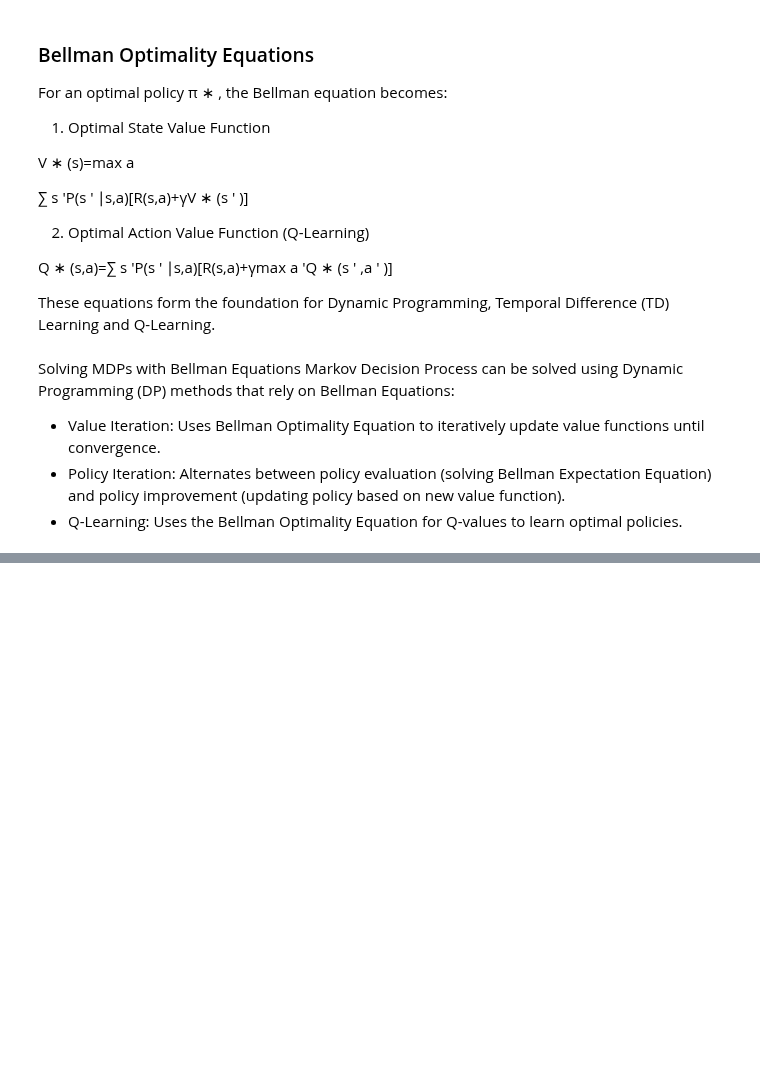
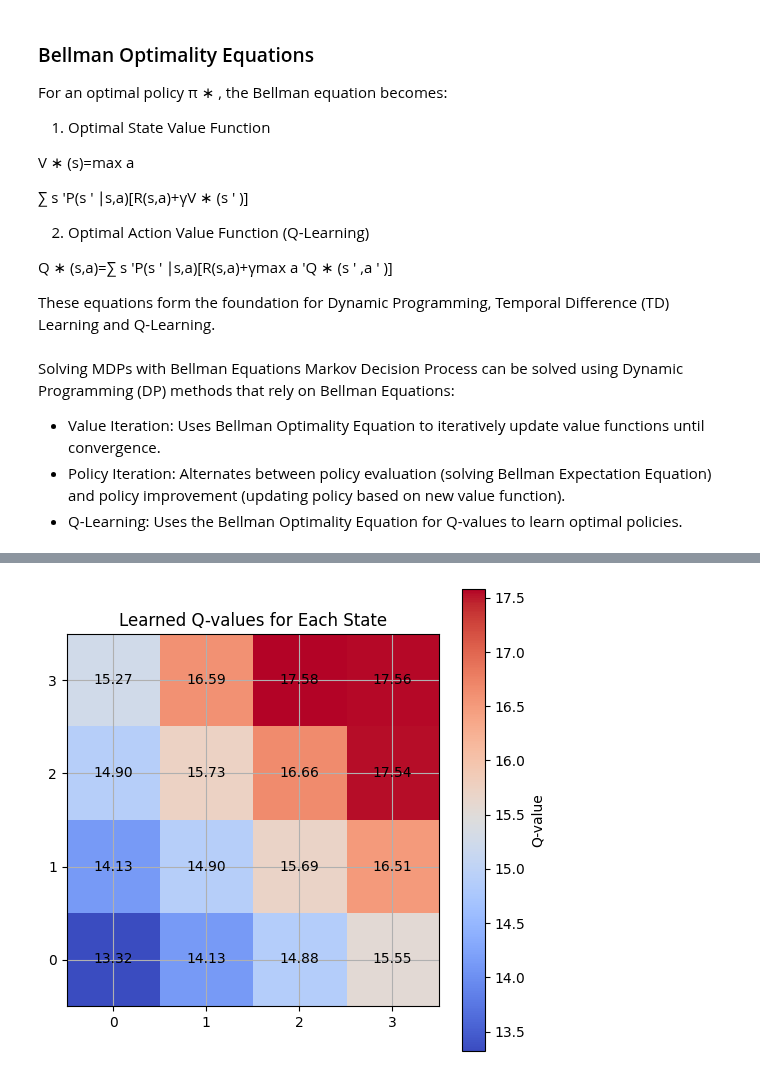
Before and after one commit to itsluckysharma01/Python-from-START, a Jupyter notebook: ML03_Reinforcement_Learning_RL_01.ipynb, the cells around one changed output, grey strips where cells are left out. Saved outputs shown, nothing was run; the diff lists cells and outputs as text; code cells hidden in the pictures; blank space fills up the shorter version.

Commit message:
added Q Learning algo

```diff
--- a/ML03_Reinforcement_Learning_RL_01.ipynb
+++ b/ML03_Reinforcement_Learning_RL_01.ipynb
@@ -480,0 +591,77 @@ Markov Decision Process can be solved using Dynamic Programming (DP) methods tha
+# %%
+import numpy as np
+import matplotlib.pyplot as plt
+
+n_states = 16
+n_actions = 4
+goal_state = 15
+
+Q_table = np.zeros((n_states, n_actions))
+
+# Step 2: Set Hyperparameters
+learning_rate = 0.8
+discount_factor = 0.95
+exploration_prob = 0.2
+epochs = 1000
+
+# Step 3: Define the State Transition Function
+
+def get_next_state(state, action):
+    row, col = divmod(state, 4)
+
+    if action == 0 and col > 0:
+        col -= 1
+    elif action == 1 and col < 3:
+        col += 1
+    elif action == 2 and row > 0:
+        row -= 1
+    elif action == 3 and row < 3:
+        row += 1
+
+    return row * 4 + col
+
+# Step 4: Implement the Q-Learning Algorithm
+for epoch in range(epochs):
+    current_state = np.random.randint(0, n_states)
+
+    while True:
+        if np.random.rand() < exploration_prob:
+            action = np.random.randint(0, n_actions)
+        else:
+            action = np.argmax(Q_table[current_state])
+
+        next_state = get_next_state(current_state, action)
+
+        reward = 1 if next_state == goal_state else 0
+
+        Q_table[current_state, action] += learning_rate * (
+            reward + discount_factor * np.max(Q_table[next_state]) - Q_table[current_state, action]
+        )
+
+        if next_state == goal_state:
+            break
+
+        current_state = next_state
+
+# Step 5: Output the Learned Q-Table
+q_values_grid = np.max(Q_table, axis=1).reshape((4, 4))
+
+plt.figure(figsize=(6, 6))
+plt.imshow(q_values_grid, cmap='coolwarm', interpolation='nearest')
+plt.colorbar(label='Q-value')
+plt.title('Learned Q-values for Each State')
+plt.xticks(np.arange(4), ['0', '1', '2', '3'])
+plt.yticks(np.arange(4), ['0', '1', '2', '3'])
+plt.gca().invert_yaxis()
+plt.grid(True)
+
+for i in range(4):
+    for j in range(4):
+        plt.text(j, i, f'{q_values_grid[i, j]:.2f}', ha='center', va='center', color='black')
+
+plt.show()
+
+print("Learned Q-table:")
+print(Q_table)
+# %% [output]
+[figure, added]
```
Also changed, not shown: parts of 10 cells of this notebook.
